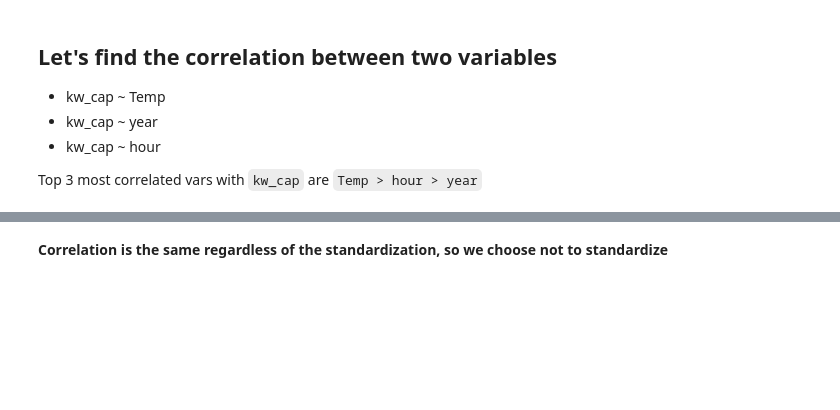
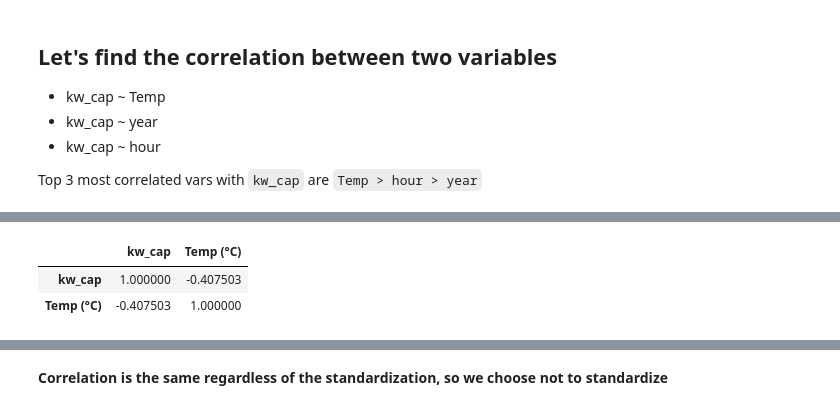
Before and after one commit to A-R-Yazdi/Remote-communities-, a Jupyter notebook: notebooks/Multivariate_with_exogenous_data_LingJun.ipynb, the cells around one changed output, grey strips where cells are left out. Drawn from its saved outputs; the diff is of its cells as text; code cells hidden in the pictures; blank space fills up the shorter version.

```diff
--- a/notebooks/Multivariate_with_exogenous_data_LingJun.ipynb
+++ b/notebooks/Multivariate_with_exogenous_data_LingJun.ipynb
@@ -176,0 +189,6 @@ Top 3 most correlated vars with  `kw_cap` are `Temp > hour > year`
+# %%
+df[["kw_cap", "Temp (°C)"]].corr(method="kendall")
+# %% [output]
+|  | kw_cap | Temp (°C) |
+| kw_cap | 1.000000 | -0.407503 |
+| Temp (°C) | -0.407503 | 1.000000 |
```
Also changed, not shown: parts of 6 cells of this notebook.
